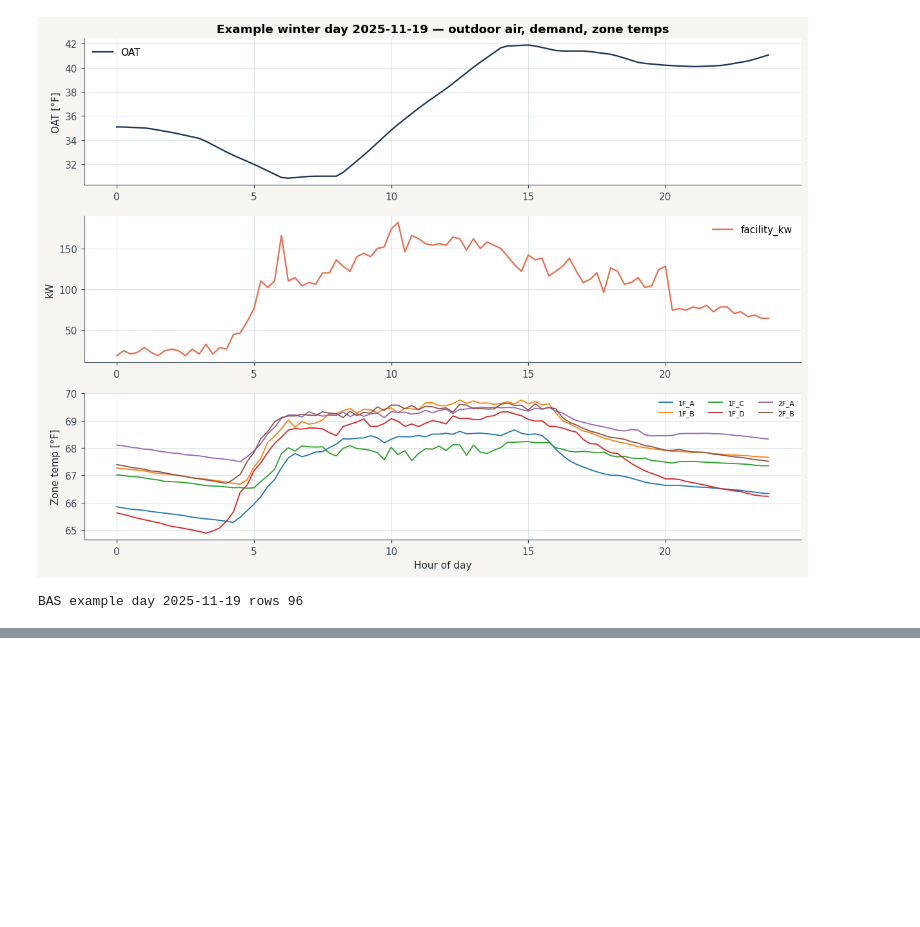
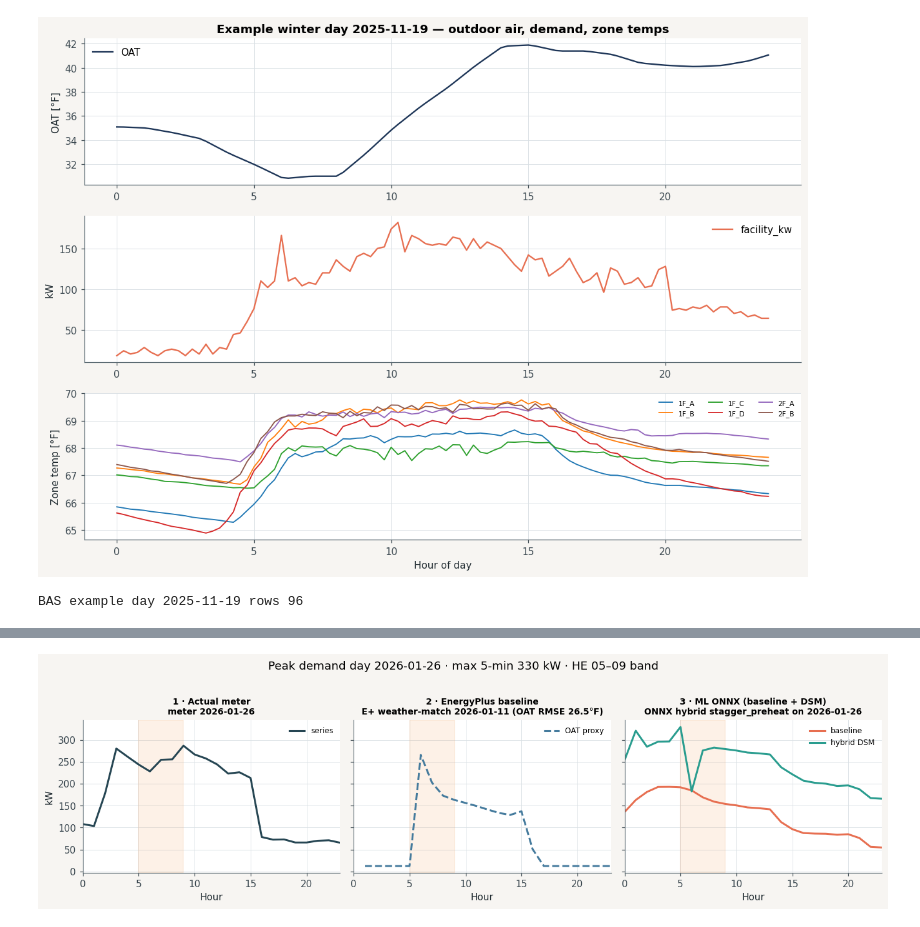
Before and after one commit to bbartling/py-bacnet-stacks-playground, a Jupyter notebook: vibe_code_apps_22/notebooks/lakeside_load_profile_analysis.ipynb, the cells around one changed output, grey strips where cells are left out. Saved outputs shown, nothing was run; the diff lists cells and outputs as text; code cells hidden in the pictures; blank space fills up the shorter version.

```diff
--- a/vibe_code_apps_22/notebooks/lakeside_load_profile_analysis.ipynb
+++ b/vibe_code_apps_22/notebooks/lakeside_load_profile_analysis.ipynb
@@ -188,8 +143,11 @@ Uses the real-baseline training frame when available (15-min facility_kw + zones
 # %%
 bas_day = None
+bas = None
 try:
     from train_real_baseline_15min import load_real_baseline_frame
-    bas = load_real_baseline_frame(winter_only=True, max_days=36)
+    from training_profile import require_profile
+    prof = require_profile(os.environ.get("VIBE22_TRAINING_PROFILE", "smoke"))
+    bas = load_real_baseline_frame(winter_only=True, max_days=prof.max_days, profile=prof)
     days = sorted(bas["day"].astype(str).unique())
     bas_day = days[len(days) // 2]
     fig = winter_day_panel(bas, bas_day)
@@ -335,0 +171,81 @@ display(Markdown(
+# %%
+import sys
+sys.modules.pop("peak_day_shape_gallery", None)
+from peak_day_shape_gallery import build_peak_day_gallery
+
+# Prefer full BAS coverage so the peak day is present for ONNX init/weather
+bas_full = None
+try:
+    from train_real_baseline_15min import load_real_baseline_frame
+    bas_full = load_real_baseline_frame(winter_only=False, max_days=None)
+except Exception as e:
+    print("BAS full load skipped:", e)
+    bas_full = bas  # fall back to earlier smoke/profile frame if any
+
+gallery = build_peak_day_gallery(
+    meter_csv=METER,
+    paired_parquet=OUT / "heating_dsm_eplus_paired_15min_v1.parquet",
+    artifacts_dir=OUT,
+    bas=bas_full,
+    strategy_id="stagger_preheat",
+    weather_csv=CLEAN / "weather" / "history_wide.csv",
+    allow_eplus_weather_match=True,
+)
+
+hour = np.arange(24, dtype=float)
+actual_kw = gallery.actual_kw
+eplus_kw = gallery.eplus_kw
+ml_base = gallery.ml_baseline_kw
+ml_hyb = gallery.ml_hybrid_kw
+labels = gallery.labels
+
+display(Markdown("### Notes\n- " + "\n- ".join(gallery.notes)))
+
+fig, axes = plt.subplots(1, 3, figsize=(12.5, 3.6), sharey=True)
+panels = [
+    (axes[0], actual_kw, None, labels["actual"], "1 · Actual meter", "#264653"),
+    (axes[1], eplus_kw, None, labels["eplus"], "2 · EnergyPlus baseline", "#457b9d"),
+    (axes[2], ml_base, ml_hyb, labels["ml"], "3 · ML ONNX (baseline + DSM)", "#e76f51"),
+]
+eplus_is_proxy = "weather-match" in str(labels.get("eplus", ""))
+for ax, a, b, lab, title, color in panels:
+    ax.axvspan(5, 9, color="#f4a261", alpha=0.15)
+    ls = "--" if (ax is axes[1] and eplus_is_proxy) else "-"
+    if a is not None and np.isfinite(a).any():
+        ax.plot(
+            hour,
+            a,
+            color=color,
+            lw=2.0,
+            ls=ls,
+            label=("OAT proxy" if ls == "--" else "series") if b is None else "baseline",
+        )
+    if b is not None and np.isfinite(b).any():
+        ax.plot(hour, b, color="#2a9d8f", lw=2.0, label="hybrid DSM")
+    ax.set_title(f"{title}\n{lab}", fontsize=9)
+    ax.set_xlabel("Hour")
+    ax.set_xlim(0, 23)
+    ax.spines["top"].set_visible(False)
+    ax.spines["right"].set_visible(False)
+    if a is None or not np.isfinite(np.asarray(a, dtype=float)).any():
+        ax.text(0.5, 0.5, "no data\nfor peak day", ha="center", va="center",
+                transform=ax.transAxes, color="#888", fontsize=10)
+    else:
+        ax.legend(frameon=False, fontsize=8)
+axes[0].set_ylabel("kW")
+fig.suptitle(
+    f"Peak demand day {gallery.peak_day} · max 5-min {gallery.peak_kw:.0f} kW · HE 05–09 band",
+    fontsize=12,
+    y=1.02,
+)
+fig.tight_layout()
+save_fig(FIG / "analysis_shape_gallery_peak_day.png", fig)
+plt.close(fig)
+
+display(Markdown(
+    f"- **Peak day:** `{gallery.peak_day}` at `{gallery.peak_ts_local}` ({gallery.peak_kw:.1f} kW)\n"
+    f"- Actual: **{labels['actual']}**\n"
+    f"- EnergyPlus: **{labels['eplus']}**\n"
+    f"- ML: **{labels['ml']}**\n"
+))
+# %% [output]
@@ -335,0 +255 @@ display(Markdown(
+[figure, added]
```
Also changed, not shown: parts of 18 cells of this notebook, 20 other files.
